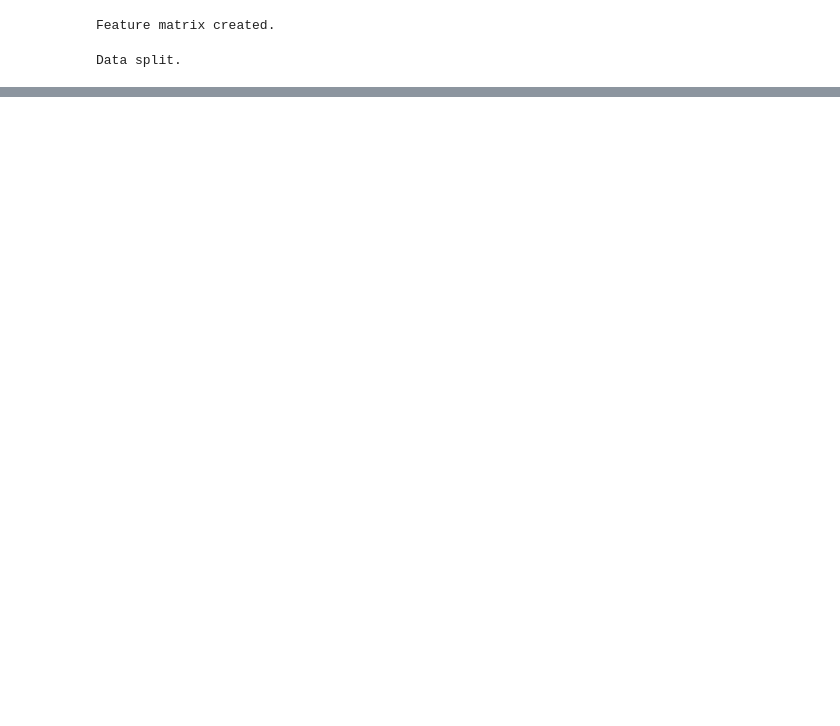
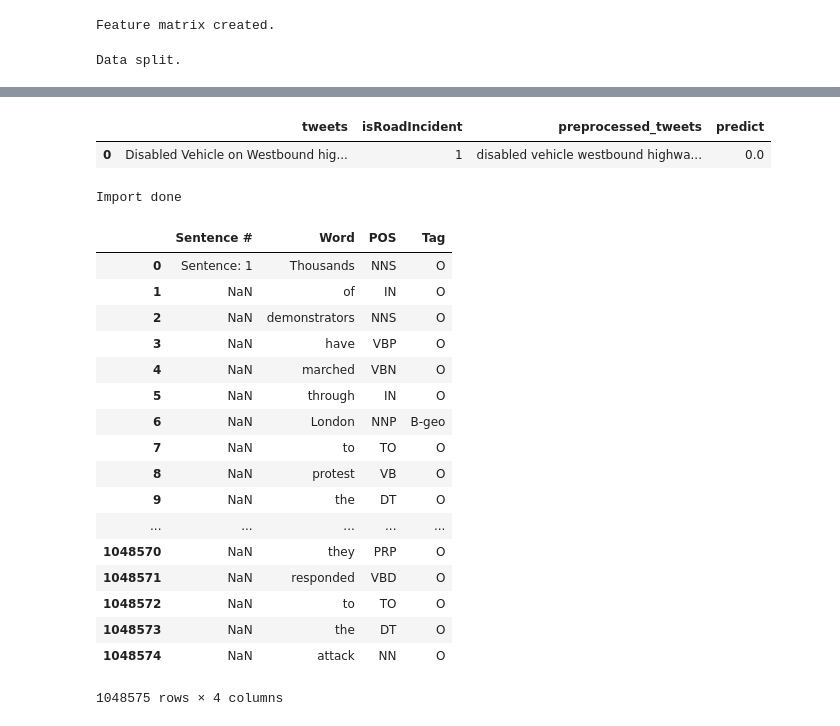
Before and after one commit to clementandreas97/Road-Accident-Detector, a Jupyter notebook: road-incident-detection.ipynb, the cells around one changed output, grey strips where cells are left out. Saved outputs shown, nothing was run; the diff lists cells and outputs as text; code cells hidden in the pictures; blank space fills up the shorter version.

```diff
--- a/road-incident-detection.ipynb
+++ b/road-incident-detection.ipynb
@@ -188,0 +182,5 @@ testData.head()
+# %%
+trainingData.head(1)
+# %% [output]
+|  | tweets | isRoadIncident | preprocessed_tweets | predict |
+| 0 | Disabled Vehicle on Westbound hig... | 1 | disabled vehicle westbound highwa... | 0.0 |
@@ -188,0 +190,44 @@ testData.head()
+# %%
+from itertools import chain
+
+import nltk
+import sklearn
+import scipy.stats
+from sklearn.metrics import make_scorer
+from sklearn.cross_validation import cross_val_score
+from sklearn.grid_search import RandomizedSearchCV
+
+import sklearn_crfsuite
+from sklearn_crfsuite import scorers
+from sklearn_crfsuite import metrics
+
+print('Import done')
+# %% [output]
+Import done
+# %%
+# Load data
+# Source: Kaggle
+# https://www.kaggle.com/abhinavwalia95/entity-annotated-corpus
+
+trainingFile = 'ner/ner_dataset.csv'
+trainCsv = pd.read_csv(trainingFile, encoding = "ISO-8859-1")
+trainCsv
+# %% [output]
+|  | Sentence # | Word | POS | Tag |
+| 0 | Sentence: 1 | Thousands | NNS | O |
+| 1 | NaN | of | IN | O |
+| 2 | NaN | demonstrators | NNS | O |
+| 3 | NaN | have | VBP | O |
+| 4 | NaN | marched | VBN | O |
+| 5 | NaN | through | IN | O |
+| 6 | NaN | London | NNP | B-geo |
+| 7 | NaN | to | TO | O |
+| 8 | NaN | protest | VB | O |
+| 9 | NaN | the | DT | O |
+| ... | ... | ... | ... | ... |
+| 1048570 | NaN | they | PRP | O |
+| 1048571 | NaN | responded | VBD | O |
+| 1048572 | NaN | to | TO | O |
+| 1048573 | NaN | the | DT | O |
+| 1048574 | NaN | attack | NN | O |
+1048575 rows × 4 columns
```
Also changed, not shown: parts of 17 cells of this notebook, 1 other file.
